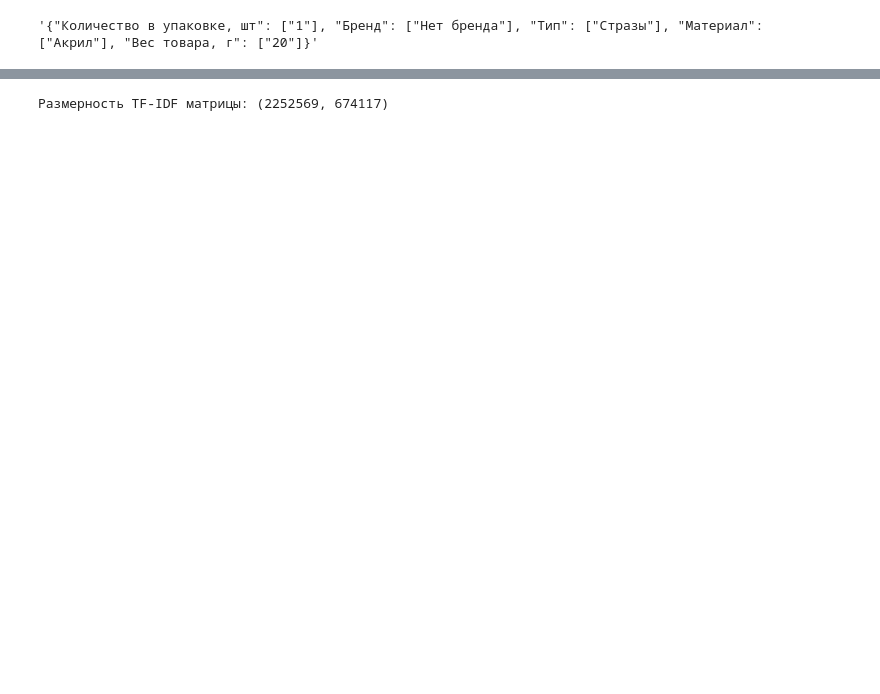
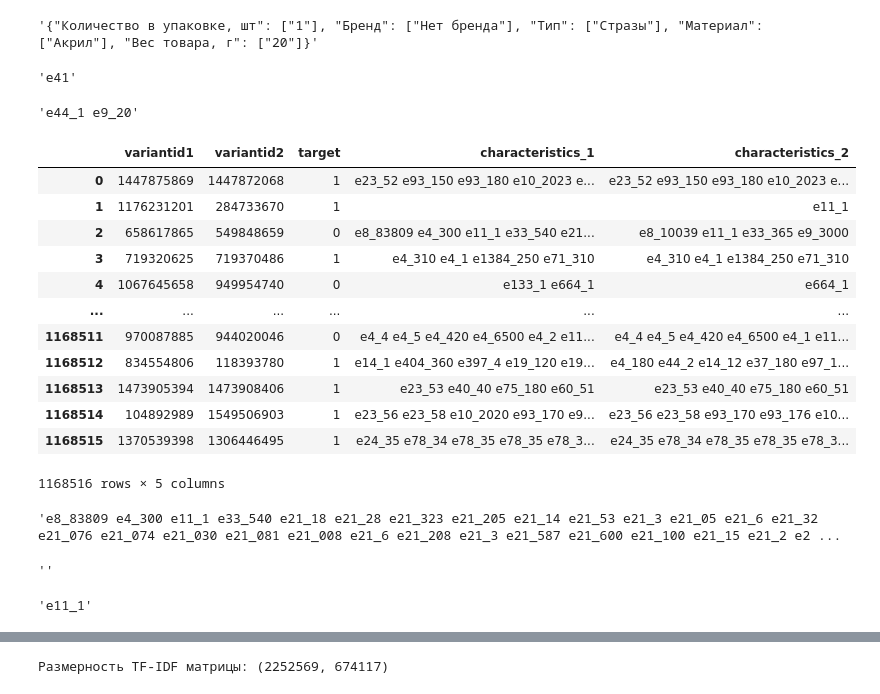
Before and after one commit to gansiorag/group_mlada, a Jupyter notebook: work_text_on_image/ozon_data.ipynb, the cells around one changed output, grey strips where cells are left out. Drawn from its saved outputs; the diff is of its cells as text; code cells hidden in the pictures; blank space fills up the shorter version.

```diff
--- a/work_text_on_image/ozon_data.ipynb
+++ b/work_text_on_image/ozon_data.ipynb
@@ -263,0 +277,4 @@ df_attributes['characteristic_attributes_mapping'].iloc[1]
+# %%
+d['Количество в упаковке']
+# %% [output]
+'e41'
@@ -263,0 +301,28 @@ df_attributes['characteristic_attributes_mapping'].iloc[1]
+# %%
+df_attributes['processed_characteristics'].iloc[1]
+# %% [output]
+'e44_1 e9_20'
+# %%
+df_train = df_train.merge(df_attributes[['variantid', 'processed_characteristics']], left_on='variantid1', right_on='variantid', how='left')
+df_train = df_train.rename(columns={'processed_characteristics': 'characteristics_1'})
+
+df_train = df_train.merge(df_attributes[['variantid', 'processed_characteristics']], left_on='variantid2', right_on='variantid', how='left')
+df_train = df_train.rename(columns={'processed_characteristics': 'characteristics_2'})
+
+df_train = df_train.drop(columns=['variantid_x', 'variantid_y'])
+# %%
+df_train
+# %% [output]
+|  | variantid1 | variantid2 | target | characteristics_1 | characteristics_2 |
+| 0 | 1447875869 | 1447872068 | 1 | e23_52 e93_150 e93_180 e10_2023 e... | e23_52 e93_150 e93_180 e10_2023 e... |
+| 1 | 1176231201 | 284733670 | 1 |  | e11_1 |
+| 2 | 658617865 | 549848659 | 0 | e8_83809 e4_300 e11_1 e33_540 e21... | e8_10039 e11_1 e33_365 e9_3000 |
+| 3 | 719320625 | 719370486 | 1 | e4_310 e4_1 e1384_250 e71_310 | e4_310 e4_1 e1384_250 e71_310 |
+| 4 | 1067645658 | 949954740 | 0 | e133_1 e664_1 | e664_1 |
+| ... | ... | ... | ... | ... | ... |
+| 1168511 | 970087885 | 944020046 | 0 | e4_4 e4_5 e4_420 e4_6500 e4_2 e11... | e4_4 e4_5 e4_420 e4_6500 e4_1 e11... |
+| 1168512 | 834554806 | 118393780 | 1 | e14_1 e404_360 e397_4 e19_120 e19... | e4_180 e44_2 e14_12 e37_180 e97_1... |
+| 1168513 | 1473905394 | 1473908406 | 1 | e23_53 e40_40 e75_180 e60_51 | e23_53 e40_40 e75_180 e60_51 |
+| 1168514 | 104892989 | 1549506903 | 1 | e23_56 e23_58 e10_2020 e93_170 e9... | e23_56 e23_58 e93_170 e93_176 e10... |
+| 1168515 | 1370539398 | 1306446495 | 1 | e24_35 e78_34 e78_35 e78_35 e78_3... | e24_35 e78_34 e78_35 e78_35 e78_3... |
+1168516 rows × 5 columns
@@ -263,0 +336,12 @@ df_attributes['characteristic_attributes_mapping'].iloc[1]
+# %%
+all_characteristics[2]
+# %% [output]
+'e8_83809 e4_300 e11_1 e33_540 e21_18 e21_28 e21_323 e21_205 e21_14 e21_53 e21_3 e21_05 e21_6 e21_32 e21_076 e21_074 e21_030 e21_081 e21_008 e21_6 e21_208 e21_3 e21_587 e21_600 e21_100 e21_15 e21_2 e2 ...
+# %%
+df_train['characteristics_1'].tolist()[1]
+# %% [output]
+''
+# %%
+df_train['characteristics_2'].tolist()[1]
+# %% [output]
+'e11_1'
```
Also changed, not shown: parts of 21 cells of this notebook.
